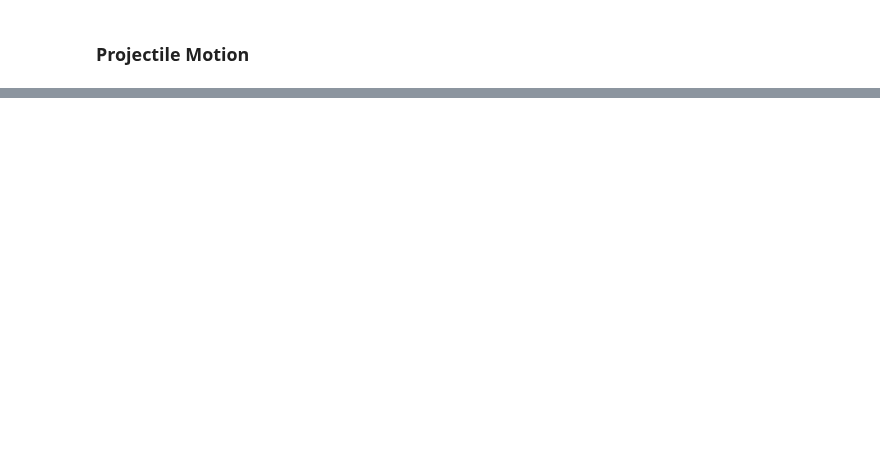
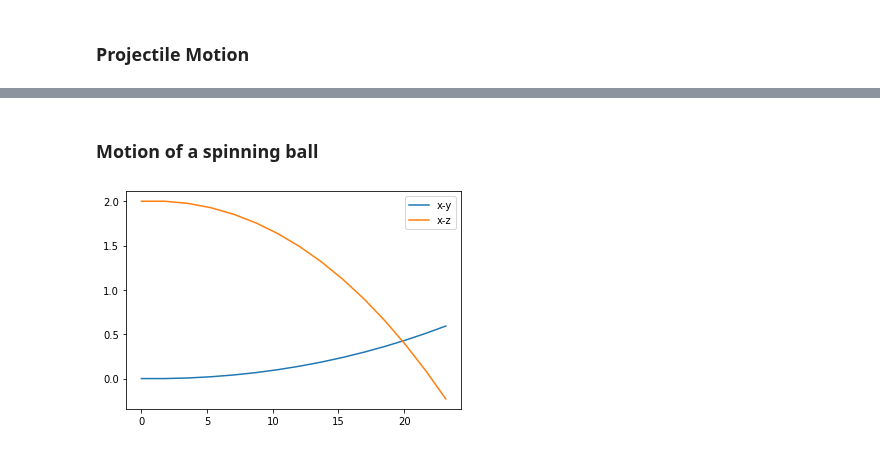
Before and after one commit to amavicpos/other-files, a Jupyter notebook: Scientific computing with Python/C11_notebook.ipynb, the cells around one changed output, grey strips where cells are left out. Drawn from its saved outputs; the diff is of its cells as text; code cells hidden in the pictures; blank space fills up the shorter version.

```diff
--- a/Scientific computing with Python/C11_notebook.ipynb
+++ b/Scientific computing with Python/C11_notebook.ipynb
@@ -86,0 +95,30 @@ plt.show()
+# %% [markdown]
+### Motion of a spinning ball
+# %%
+# Using a while loop
+def B2(v):
+    # [v] = m/s
+    return 0.0039 + 0.0058/(1+np.exp((v-35)/5))
+
+def Fmagnus(w, v_x):
+    S_0 = 4.1e-4
+    return S_0*w*v_x
+
+w, v, v_x, v_y, v_z, x, y, z = [30*2*np.pi], [80*0.44704], [80*0.44704], [0], [0], [0], [0], [2] # m/s
+dt = 0.05
+
+while(z[-1] >= 0):
+    x.append(x[-1] + v_x[-1] * dt)
+    y.append(y[-1] + v_y[-1] * dt)
+    z.append(z[-1] + v_z[-1] * dt)
+    v_x.append(v_x[-1] - B2(v[-1])*v[-1]*v_x[-1] * dt)
+    v_y.append(v_y[-1] + Fmagnus(w[-1], v_x[-1]) * dt)
+    v_z.append(v_z[-1] - 9.8 * dt)
+    v.append(np.sqrt(v_x[-1]**2 + v_y[-1]**2))
+
+plt.plot(x, y, label="x-y")
+plt.plot(x, z, label="x-z")
+plt.legend()
+plt.show()
+# %% [output]
+[figure, added]
```
Also changed, not shown: parts of 4 cells of this notebook.
